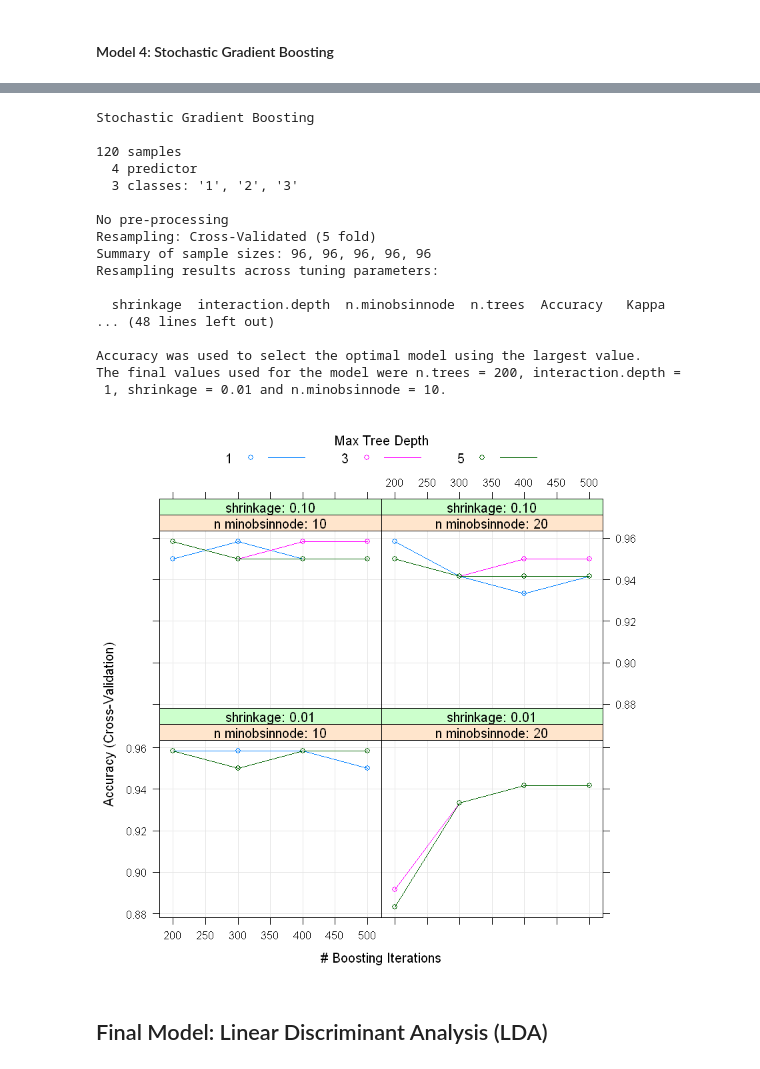
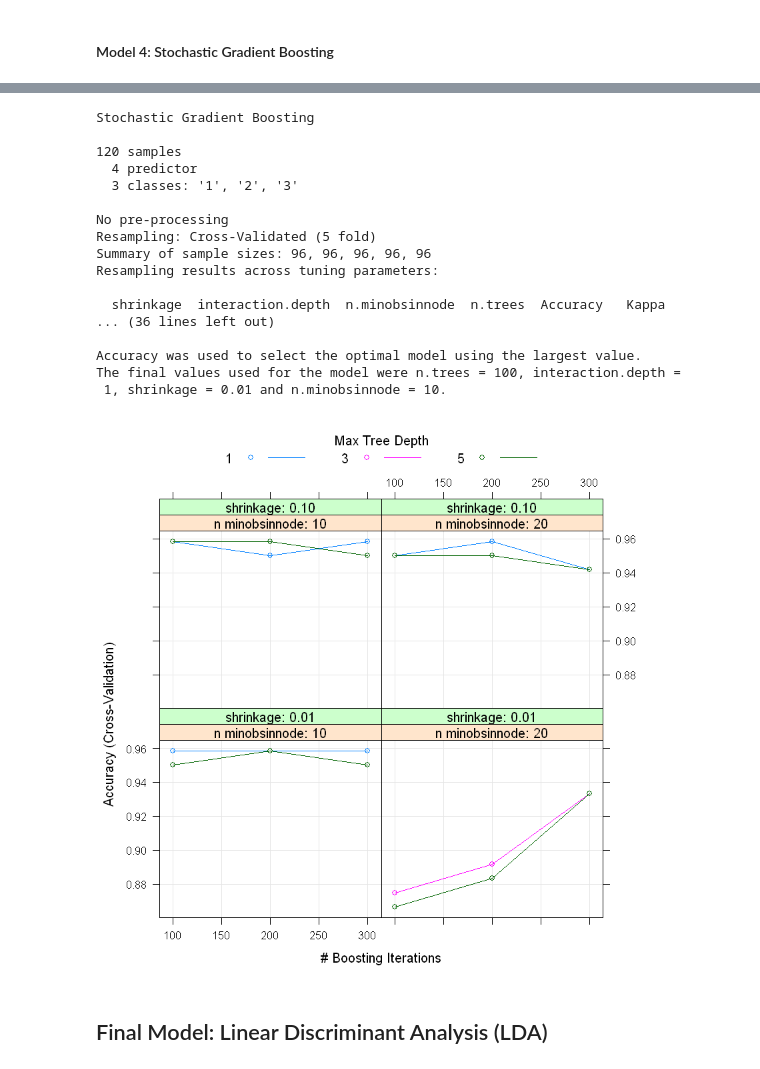
Before and after one commit to dundee2002/Machine-Deep-Learning-in-Python-and-R, a Jupyter notebook: Machine-Learning-in-R/Classification/MultiClass_R_uci_iris_a967.ipynb, the cells around one changed output, grey strips where cells are left out. Saved outputs shown, nothing was run; the diff lists cells and outputs as text; code cells hidden in the pictures.

```diff
--- a/Machine-Learning-in-R/Classification/MultiClass_R_uci_iris_a967.ipynb
+++ b/Machine-Learning-in-R/Classification/MultiClass_R_uci_iris_a967.ipynb
@@ -336,34 +420,34 @@ The final value used for the model was mtry = 2.
 # %%
 # grid search
 set.seed(seed)
-tuneGrid <- expand.grid(n.trees = c(200,300,400,500),
+tuneGrid <- expand.grid(n.trees = c(100,200,300),
                        interaction.depth = c(1, 3, 5),
                        shrinkage = c(0.01,0.1),
                        n.minobsinnode = c(10,20))
 gridSearch <- train(label~., data=train_set, method='gbm',
                  metric=metric, trControl=trControl,
                  tuneGrid=tuneGrid, verbose=FALSE)
 print(gridSearch)
 plot(gridSearch)
 # %% [output]
 Stochastic Gradient Boosting
 
 120 samples
   4 predictor
   3 classes: '1', '2', '3'
 
 No pre-processing
 Resampling: Cross-Validated (5 fold)
 Summary of sample sizes: 96, 96, 96, 96, 96
 Resampling results across tuning parameters:
 
   shrinkage  interaction.depth  n.minobsinnode  n.trees  Accuracy   Kappa
-... (48 lines left out)
+... (36 lines left out)
 
 Accuracy was used to select the optimal model using the largest value.
-The final values used for the model were n.trees = 200, interaction.depth =
+The final values used for the model were n.trees = 100, interaction.depth =
  1, shrinkage = 0.01 and n.minobsinnode = 10.
-[figure, old version]
+[figure, new version]
 # %% [markdown]
 ## Final Model: Linear Discriminant Analysis (LDA)
 # %%
```
Also changed, not shown: parts of 12 cells of this notebook.
